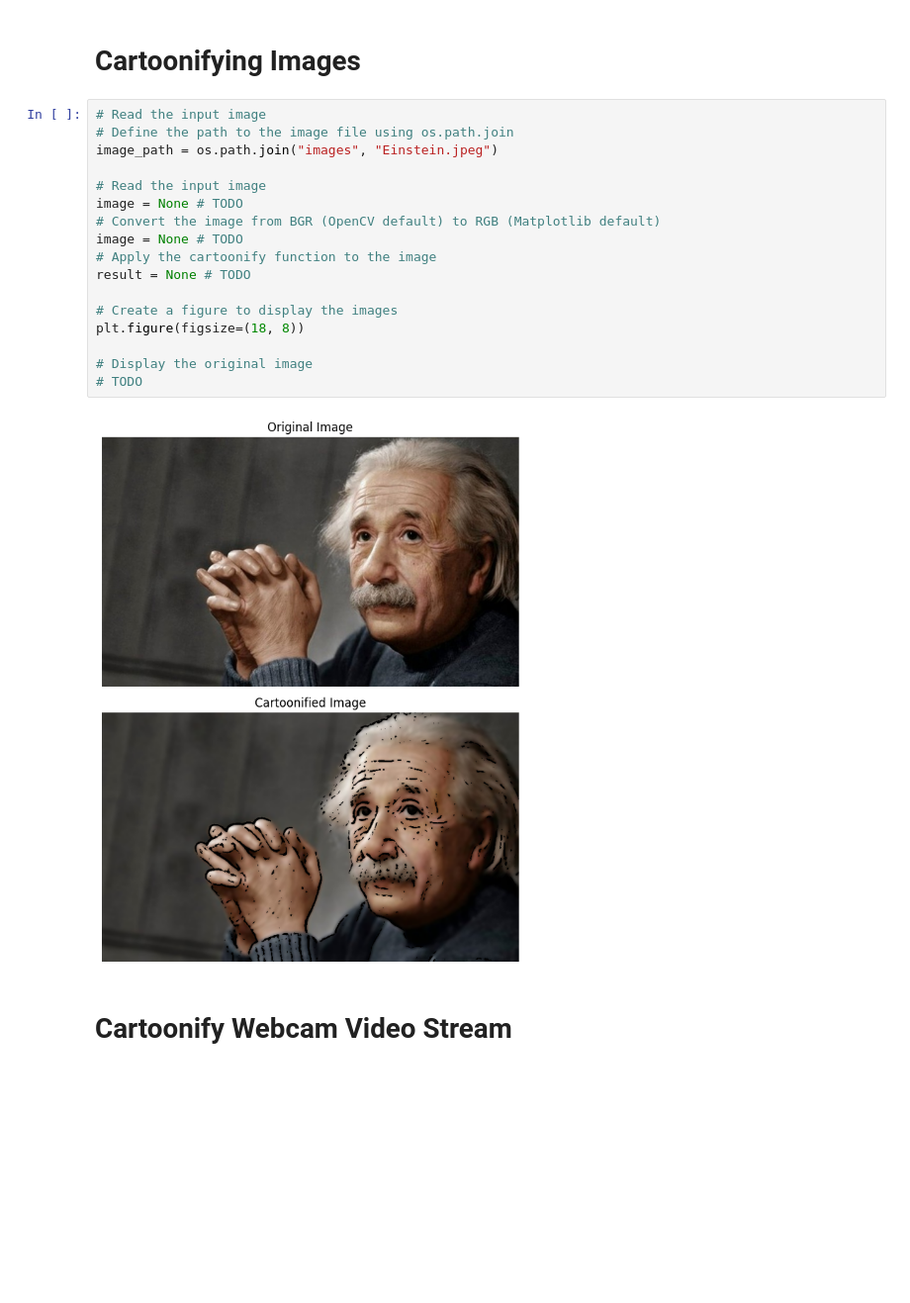
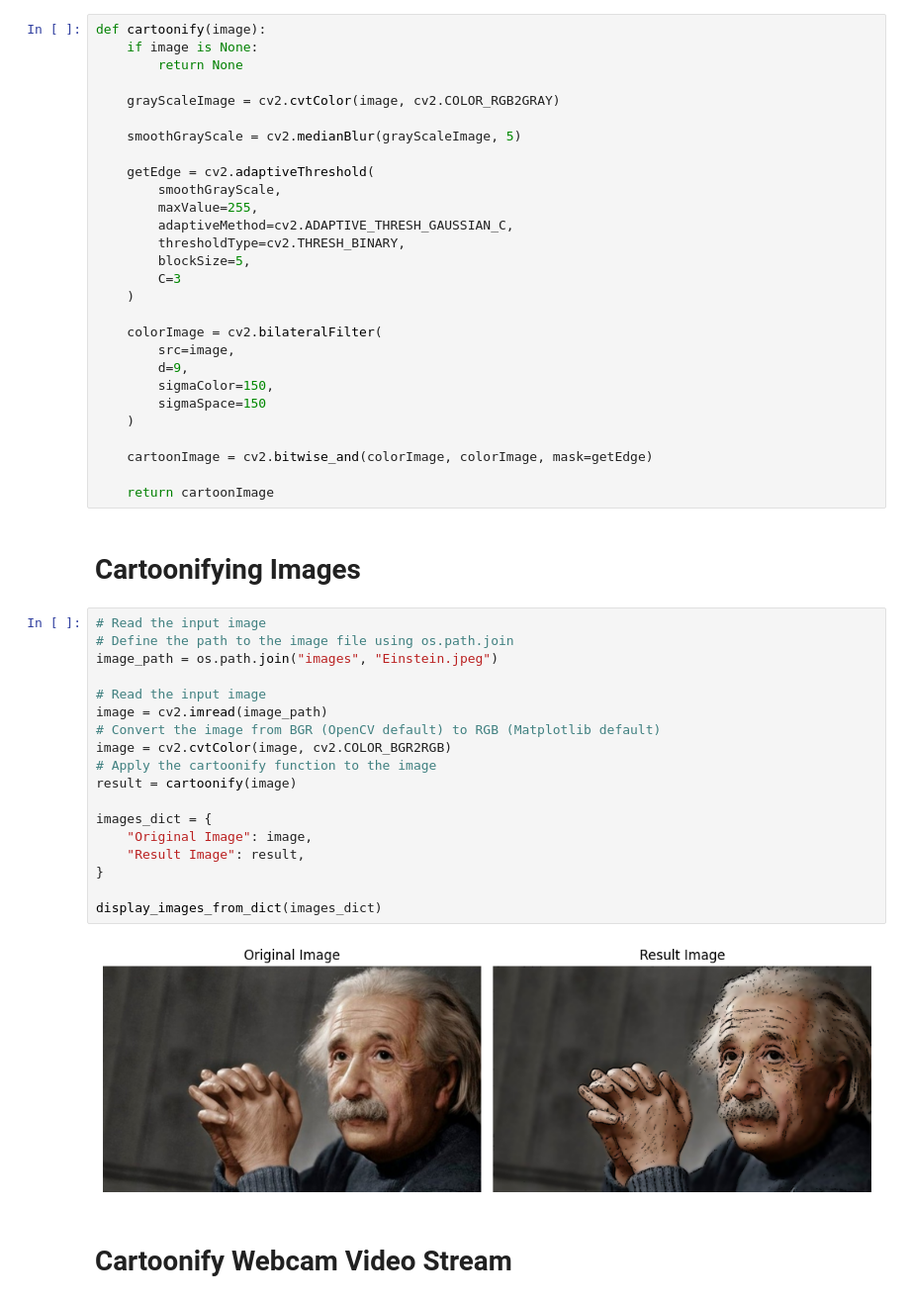
Before and after one commit to elahekhodaverdi/ComputerVision-Course, a Jupyter notebook: CA3/Cartoonify/app.ipynb, the cells around one changed output. Shown at 99% size. Saved outputs shown, nothing was run; the diff lists cells and outputs as text; blank space fills up the shorter version.

Commit message:
cartoonify

```diff
--- a/CA3/Cartoonify/app.ipynb
+++ b/CA3/Cartoonify/app.ipynb
@@ -37,24 +33,53 @@ def cartoonify(image):
+# %%
+def cartoonify(image):
+    if image is None:
+        return None
+
+    grayScaleImage = cv2.cvtColor(image, cv2.COLOR_RGB2GRAY)
+
+    smoothGrayScale = cv2.medianBlur(grayScaleImage, 5)
+
+    getEdge = cv2.adaptiveThreshold(
+        smoothGrayScale,
+        maxValue=255,
+        adaptiveMethod=cv2.ADAPTIVE_THRESH_GAUSSIAN_C,
+        thresholdType=cv2.THRESH_BINARY,
+        blockSize=5,
+        C=3
+    )
+
+    colorImage = cv2.bilateralFilter(
+        src=image,
+        d=9,
+        sigmaColor=150,
+        sigmaSpace=150
+    )
+
+    cartoonImage = cv2.bitwise_and(colorImage, colorImage, mask=getEdge)
+
+    return cartoonImage
 # %% [markdown]
 # Cartoonifying Images
 # %%
 # Read the input image
 # Define the path to the image file using os.path.join
 image_path = os.path.join("images", "Einstein.jpeg")
 
 # Read the input image
-image = None # TODO
+image = cv2.imread(image_path)
 # Convert the image from BGR (OpenCV default) to RGB (Matplotlib default)
-image = None # TODO
+image = cv2.cvtColor(image, cv2.COLOR_BGR2RGB)
 # Apply the cartoonify function to the image
-result = None # TODO
+result = cartoonify(image)
 
-# Create a figure to display the images
-plt.figure(figsize=(18, 8))
+images_dict = {
+    "Original Image": image,
+    "Result Image": result,
+}
 
-# Display the original image
-# TODO
+display_images_from_dict(images_dict)
 # %% [output]
-[figure, old version]
+[figure, new version]
 # %% [markdown]
 # Cartoonify Webcam Video Stream
 # %%
```
Also changed, not shown: parts of 4 cells of this notebook, 1 other file.
